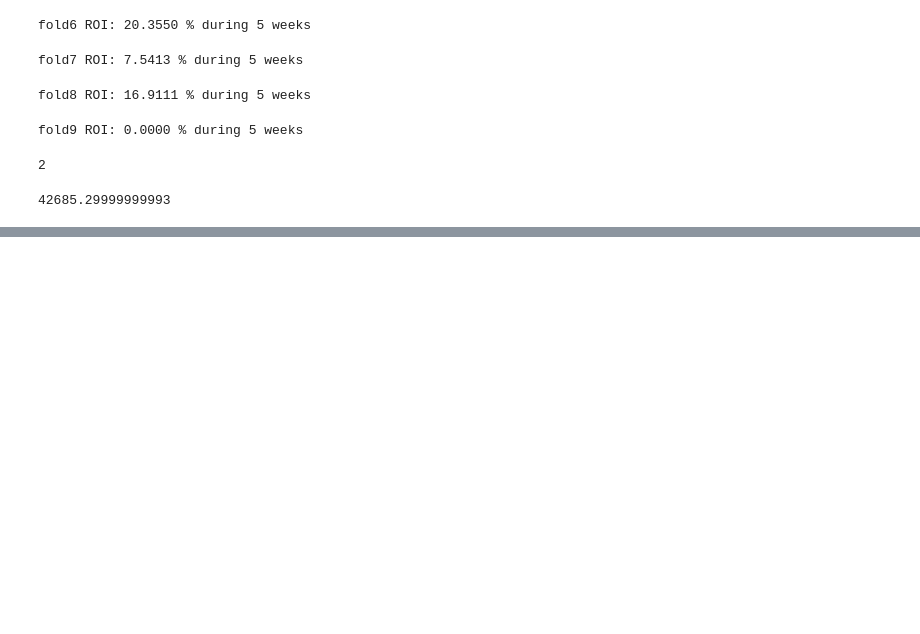
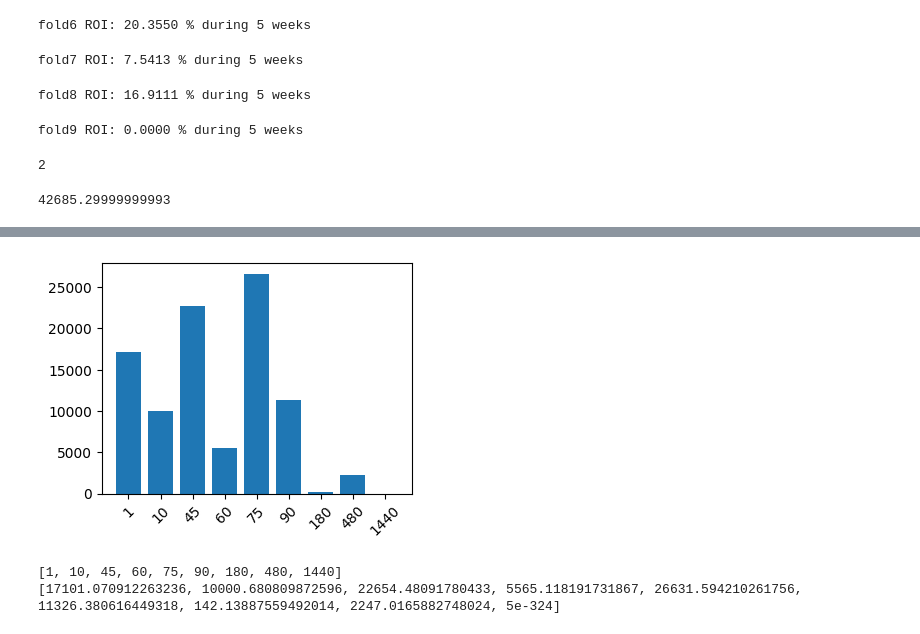
Before and after one commit to VaheC/PonyGE2, a Jupyter notebook: testing_and_choosing_strategies.ipynb, the cells around one changed output, grey strips where cells are left out. Drawn from its saved outputs; the diff is of its cells as text; code cells hidden in the pictures; blank space fills up the shorter version.

```diff
--- a/testing_and_choosing_strategies.ipynb
+++ b/testing_and_choosing_strategies.ipynb
@@ -2174,0 +2474,19 @@ filtered_port_df
+# %%
+import matplotlib.pyplot as plt
+
+pnl_list = [performance_dict['pnl'][i] for i in range(len(performance_dict['window'])) if performance_dict['window'][i]==10 and performance_dict['pnl'][i]>0]
+
+bar_list = [performance_dict['bar_size'][i] for i in range(len(performance_dict['window'])) if performance_dict['window'][i]==10 and performance_dict['pnl'][i]>0]
+
+plt.figure(figsize=(4, 3))
+plt.bar(np.arange(len(bar_list)), pnl_list)
+plt.xticks(np.arange(len(bar_list)), bar_list, rotation=45)
+plt.show()
+# %% [output]
+[figure, added]
+# %%
+print(bar_list)
+print(pnl_list)
+# %% [output]
+[1, 10, 45, 60, 75, 90, 180, 480, 1440]
+[17101.070912263236, 10000.680809872596, 22654.48091780433, 5565.118191731867, 26631.594210261756, 11326.380616449318, 142.13887559492014, 2247.0165882748024, 5e-324]
```
Also changed, not shown: parts of 27 cells of this notebook, 1 other file.
